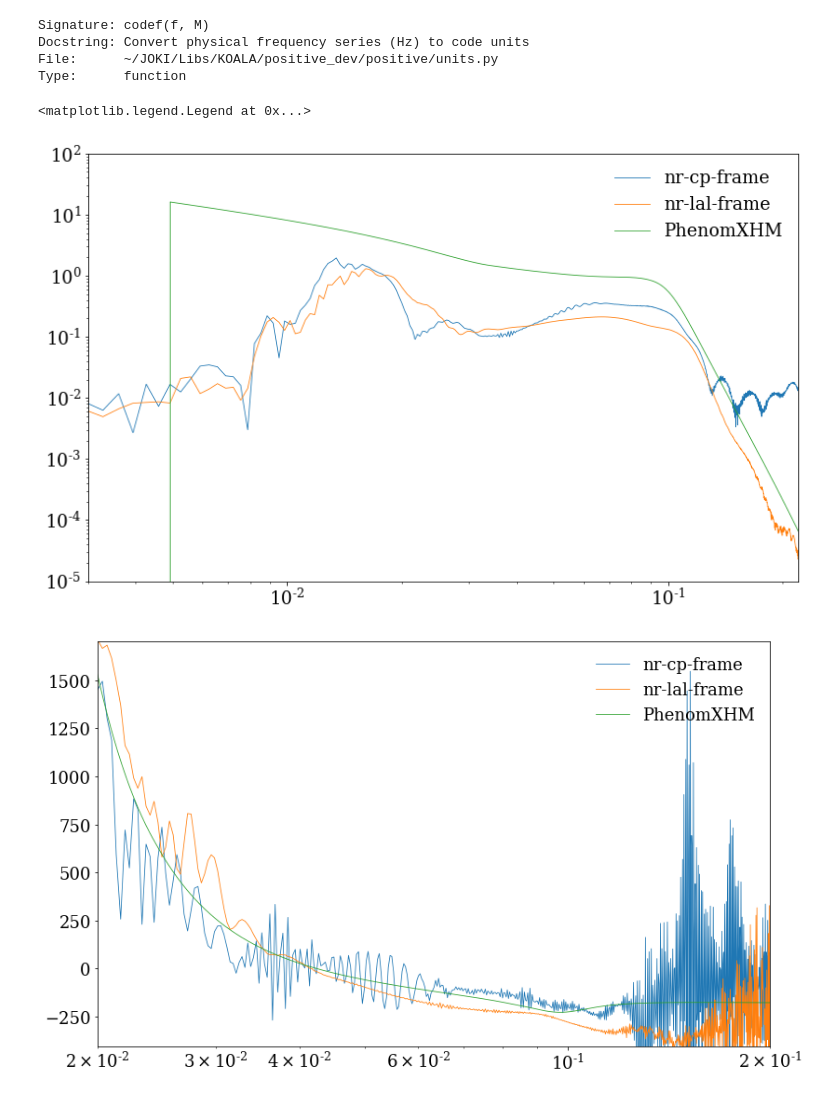
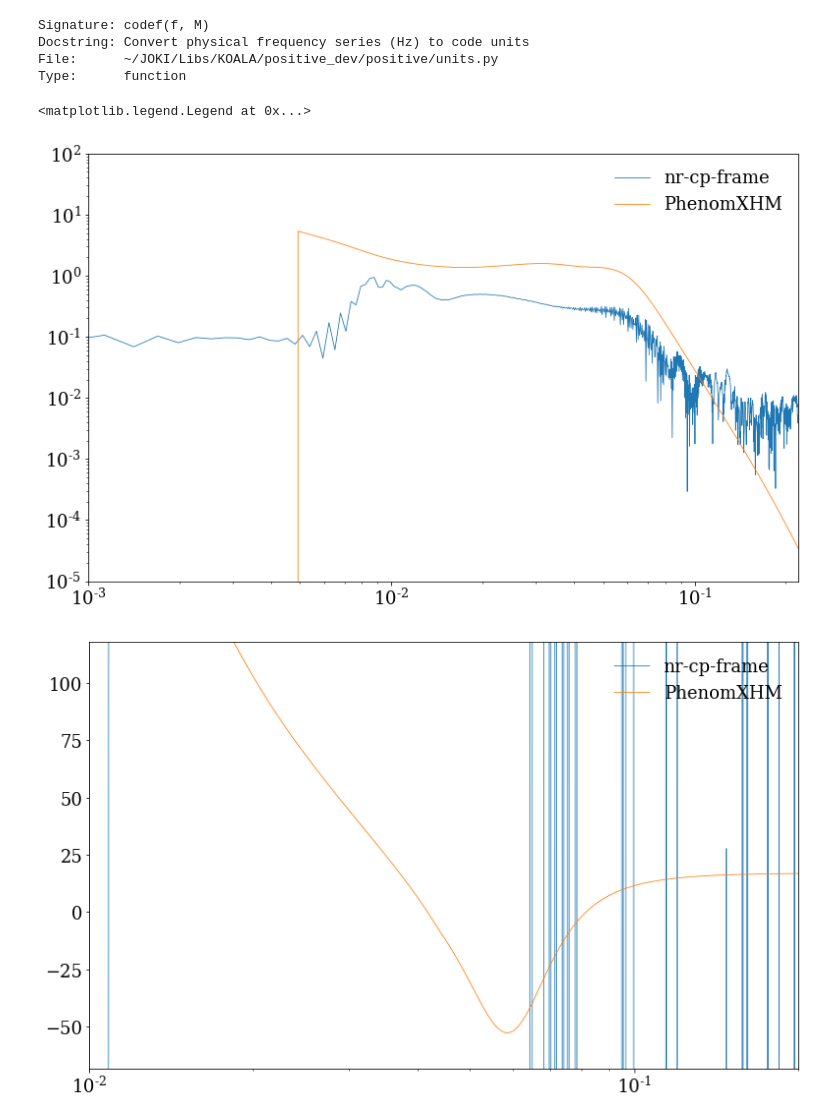
Before and after one commit to llondon6/PhenomXCP, a Jupyter notebook: issues/0_preliminaries.ipynb, the cells around one changed output. Drawn from its saved outputs; the diff is of its cells as text; code cells hidden in the pictures.

```diff
--- a/issues/0_preliminaries.ipynb
+++ b/issues/0_preliminaries.ipynb
@@ -27,5 +27,5 @@ alert('We are getting our LALSimulation from:\n%s'%green(lalsim.__path__[0]))
 ## Load reference NR data
 # %%
 # Find a catalog entry of interest using a keyword search
-a = scsearch(keyword='q8a08t120',verbose=True)[0]
+a = scsearch(keyword='q8a08t150',verbose=True)[0]
 # %% [output]
@@ -37,9 +38,9 @@ a = scsearch(keyword='q8a08t120',verbose=True)[0]
 # %%
 # Load the realted NR waveform
 y = {}
-lpm_space = [ (2,2),(2,1),(2,0),(3,3),(3,2),(4,4)]
+lpm_space = [ (2,2),(2,1),(2,0)] # ,(3,3),(3,2),(4,4)
 lm_space = list(set(lpm_space + [ (l,-m) for l,m in lpm_space  ]))
-y['raw'] = gwylm(a,lm=lm_space,dt=0.5,clean=True,verbose=False,pad=1000, enforce_m_relative_sign_convention=not False)
+y['raw'] = gwylm(a,lm=lm_space,dt=0.5,clean=True,verbose=False,pad=2000, enforce_m_relative_sign_convention=not False)
 # %% [output]
 (romline!)>> N is 2, but it must be less than or equal to 3. We have set N=3. This course is often desired in cases where N=2 is naively given.
 (straighten_wfarr!)>> The time series has been found to be non-monotonic. We will sort the data to enforce monotinicity.
@@ -49,7 +51,7 @@ y['raw'] = gwylm(a,lm=lm_space,dt=0.5,clean=True,verbose=False,pad=1000, enforce
 # %%
 # Generate waveform in L-frame (this rotates all multipoles and vector metadata)
 # y['j'] = y['raw'].__calc_j_of_t_frame__()
-y['j'] = y['raw'].__calc_initial_j_frame__()
+y['j'] = y['raw'].__calc_initial_j_frame__().__symmetrize__()
 # %% [output]
 (__rotate_frame_at_all_times__)>> Attempting to rotate dynamics timeseries in this.dynamics
 (__rotate_frame_at_all_times__)>> Note that metadata at the scentry level (i.e. this.__scentry__) have not been rotated, but this.Sf, this.R1 and others have been rotated. This includes radiated and r ...
@@ -144,7 +148,7 @@ File:      ~/JOKI/Libs/KOALA/positive_dev/positive/units.py
 Type:      function
 # %%
 
-l,m = 3,3
+l,m = 2,1
 modeList = [ [l,m] ]
 threshold = 0
 M = 100
@@ -164,35 +168,35 @@ h = hp + 1j*hc
 # %%
 # Compare single mode generated above to NR
 figure( figsize=2*figaspect(0.618) )
 plot( y['lal'].f,y['cp'][l,m]['strain'].fd_amp,label='nr-cp-frame' )
-plot( y['lal'].f,y['lal'][l,m]['strain'].fd_amp,label='nr-lal-frame' )
+# plot( y['lal'].f,y['lal'][l,m]['strain'].fd_amp,label='nr-lal-frame' )
 plot( f, abs(h),label='PhenomXHM' )
 xscale('log')
 yscale('log')
 xlim(0.002*m/2,0.22)
 ylim(1e-5,1e2)
 legend(loc=1)
 
 f0,f1 = 0.02,0.1
 def calc_dphi(f,h):
     phi = np.unwrap(np.angle(h))
     dphi = spline_diff(f,phi)
     dphi -= np.mean(dphi[ (f>f0) & (f<f1) ])
     return dphi
 
 # Compare single mode generated above to NR
 figure( figsize=2*figaspect(0.618) )
 plot( y['lal'].f,calc_dphi(y['lal'].f,y['cp'][l,m]['strain'].fd_y),label='nr-cp-frame' )
-plot( y['lal'].f,calc_dphi(y['lal'].f,y['lal'][l,m]['strain'].fd_y),label='nr-lal-frame' )
+# plot( y['lal'].f,calc_dphi(y['lal'].f,y['lal'][l,m]['strain'].fd_y),label='nr-lal-frame' )
 plot( f, calc_dphi(f,h),label='PhenomXHM' )
 xscale('log')
 # yscale('log')
-xlim(0.02,0.2)
+xlim(0.01,0.2)
 mask = (f>f0) & (f<f1)
 ylim( lim(calc_dphi(f,h)[mask],dilate=.1) )
 # ylim(1e-5,1e2)
 legend(loc=1)
 # %% [output]
 <matplotlib.legend.Legend at 0x...>
-[figure, old version]
+[figure, new version]
-[figure, old version]
+[figure, new version]
```
Also changed, not shown: parts of 5 cells of this notebook, 1 other file.
